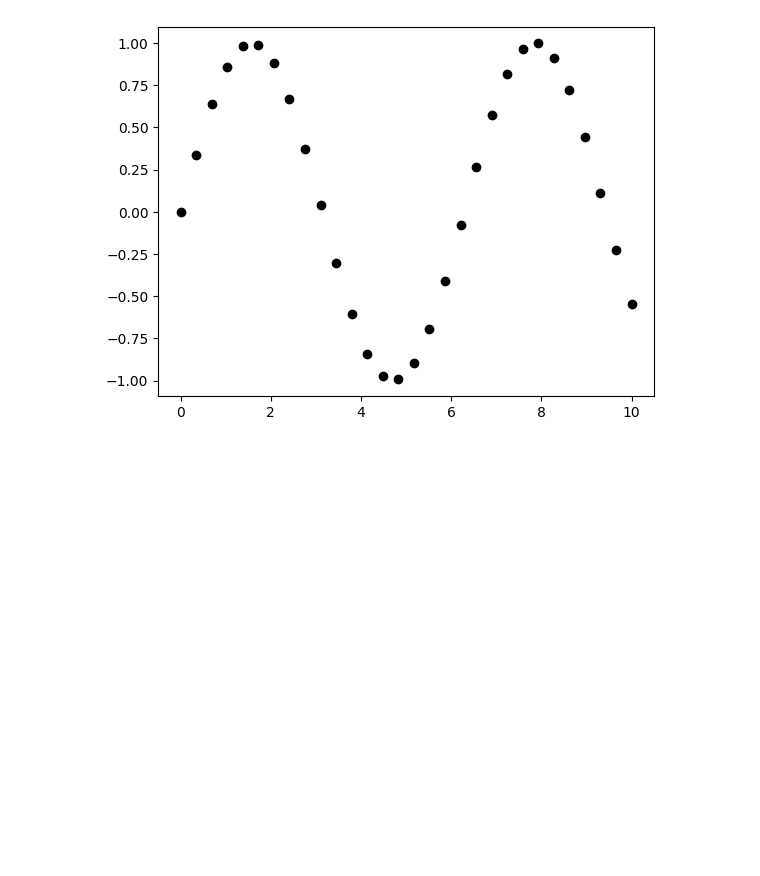
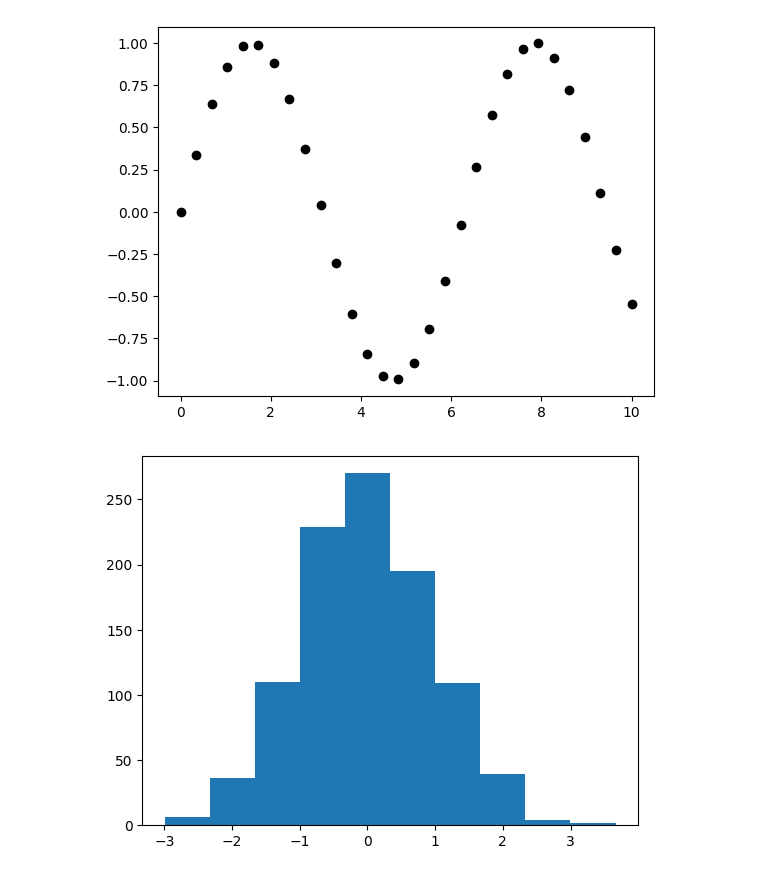
Before and after one commit to flyinacres/kaggle, a Jupyter notebook: matplotlib1.ipynb, the cells around one changed output. Saved outputs shown, nothing was run; the diff lists cells and outputs as text; code cells hidden in the pictures; blank space fills up the shorter version.

```diff
--- a/matplotlib1.ipynb
+++ b/matplotlib1.ipynb
@@ -237,3 +237,9 @@ y7 = np.sin(x7)
 plt.plot(x7, y7, 'o', color = 'black');
 # %% [output]
 [figure]
+# %%
+data1 = np.random.randn(1000)
+
+plt.hist(data1);
+# %% [output]
+[figure, added]
```
Also changed, not shown: parts of 3 cells of this notebook.
